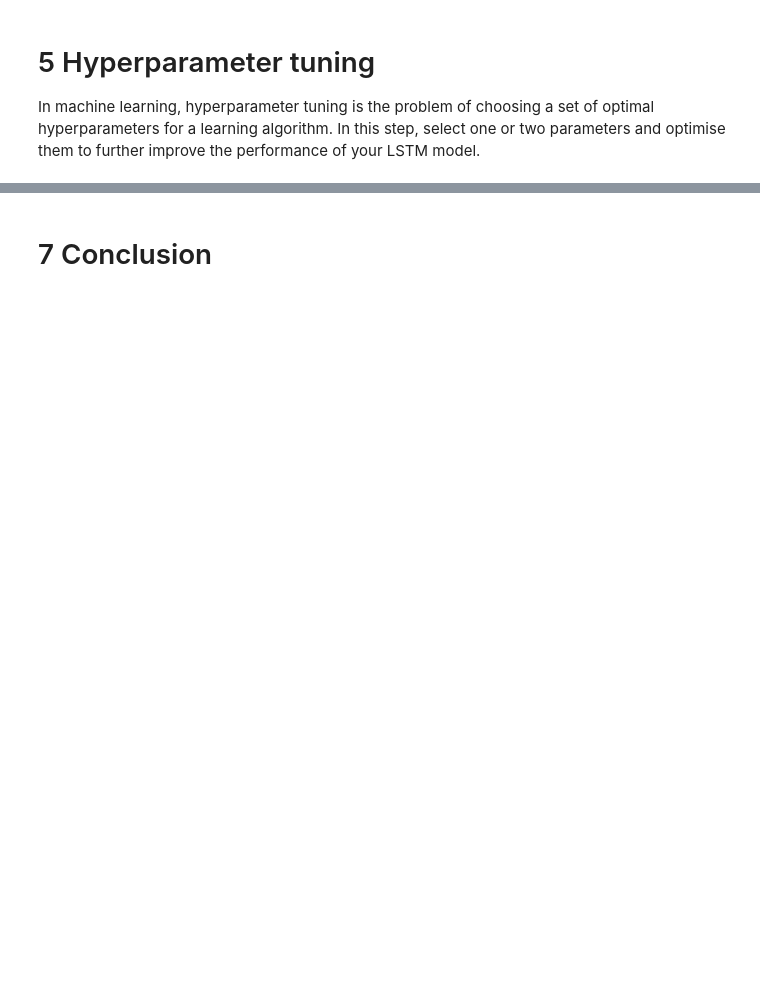
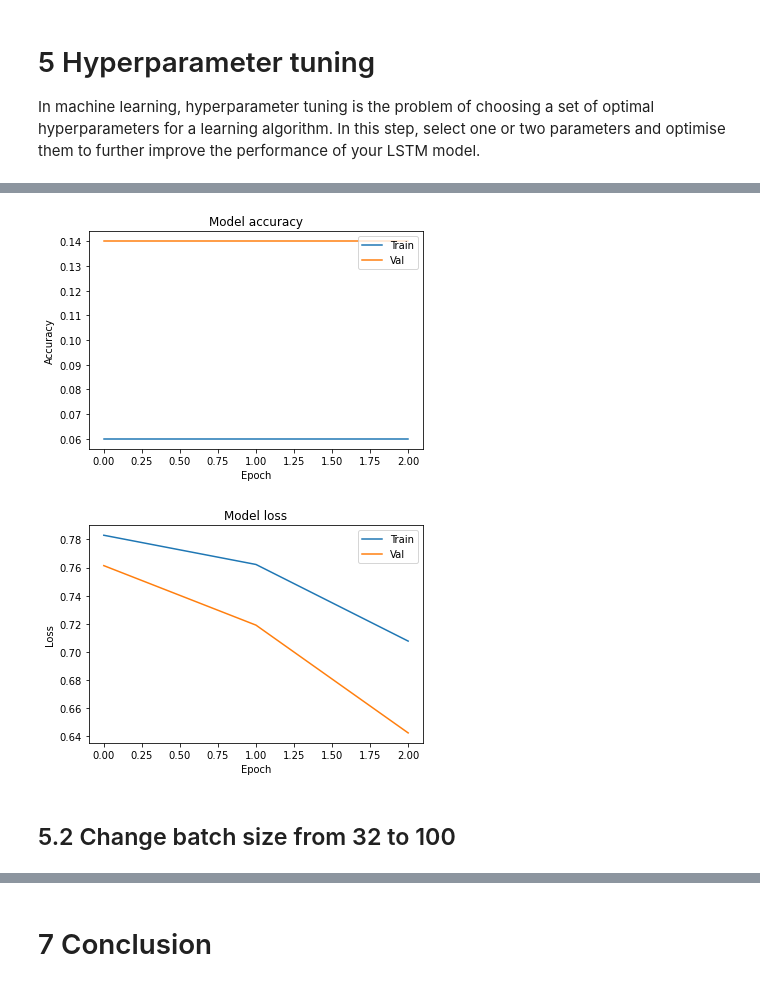
Before and after one commit to hifrickenfive/UniAdelaideAIML, a Jupyter notebook: assignment4/assignment4.ipynb, the cells around one changed output, grey strips where cells are left out. Saved outputs shown, nothing was run; the diff lists cells and outputs as text; code cells hidden in the pictures; blank space fills up the shorter version.

```diff
--- a/assignment4/assignment4.ipynb
+++ b/assignment4/assignment4.ipynb
@@ -638,5 +642,23 @@ embeddingLayer = Embedding(MAX_NUM_WORDS, EMBEDDING_DIM, embeddings_initializer=
 # %% [markdown]
 ## 4.3.2 Create Deep Learning Architecture
 You have the freedom to pick your own deep learning architecture.
+# %%
+# Set up plots
+def PlotHistory(model):
+    plt.plot(result.history['accuracy'])
+    plt.plot(result.history['val_accuracy'])
+    plt.title('Model accuracy')
+    plt.ylabel('Accuracy')
+    plt.xlabel('Epoch')
+    plt.legend(['Train', 'Val'], loc='upper right')
+    plt.show()
+
+    plt.plot(result.history['loss'])
+    plt.plot(result.history['val_loss'])
+    plt.title('Model loss')
+    plt.ylabel('Loss')
+    plt.xlabel('Epoch')
+    plt.legend(['Train', 'Val'], loc='upper right')
+    plt.show()
 # %%
 # Create Deep Learning Network
@@ -671,0 +710,19 @@ optimise them to further improve the performance of your LSTM model.
+# %%
+# Create Deep Learning Network
+myLSTM2 = Sequential()
+myLSTM2.add(Embedding(MAX_NUM_WORDS, 128))
+myLSTM2.add(LSTM(128, dropout=0.2, recurrent_dropout=0.2, return_sequences=True))
+myLSTM2.add(LSTM(128, dropout=0.2, recurrent_dropout=0.2, return_sequences=True))
+myLSTM2.add(LSTM(128, dropout=0.2, recurrent_dropout=0.2))
+myLSTM2.add(Dense(20, activation='sigmoid'))
+myLSTM2.add(Dense(6, activation='sigmoid'))
+myLSTM2.compile(loss='binary_crossentropy', optimizer='adam', metrics=['accuracy'])
+
+# Train The Model
+print('\nTraining the model...')
+resultEpochChange = myLSTM2.fit(trainData, yTrain, batch_size=32, epochs=7, validation_data=(valData, yVal))
+
+# Check Accuracy on Test
+score, acc = myLSTM2.evaluate(testData, yTest, batch_size=32)
+print('\nTesting Model...')
+print(f'LSTM predication accuracy on Test Data: {acc:.2f}')
@@ -672,2 +747,9 @@ optimise them to further improve the performance of your LSTM model.
+# %%
+PlotHistory(resultEpochChange)
+# %% [output]
+[figure, added]
+[figure, added]
+# %% [markdown]
+## 5.2 Change batch size from 32 to 100
 # %%
 # Create Deep Learning Network
```
Also changed, not shown: parts of 19 cells of this notebook.
